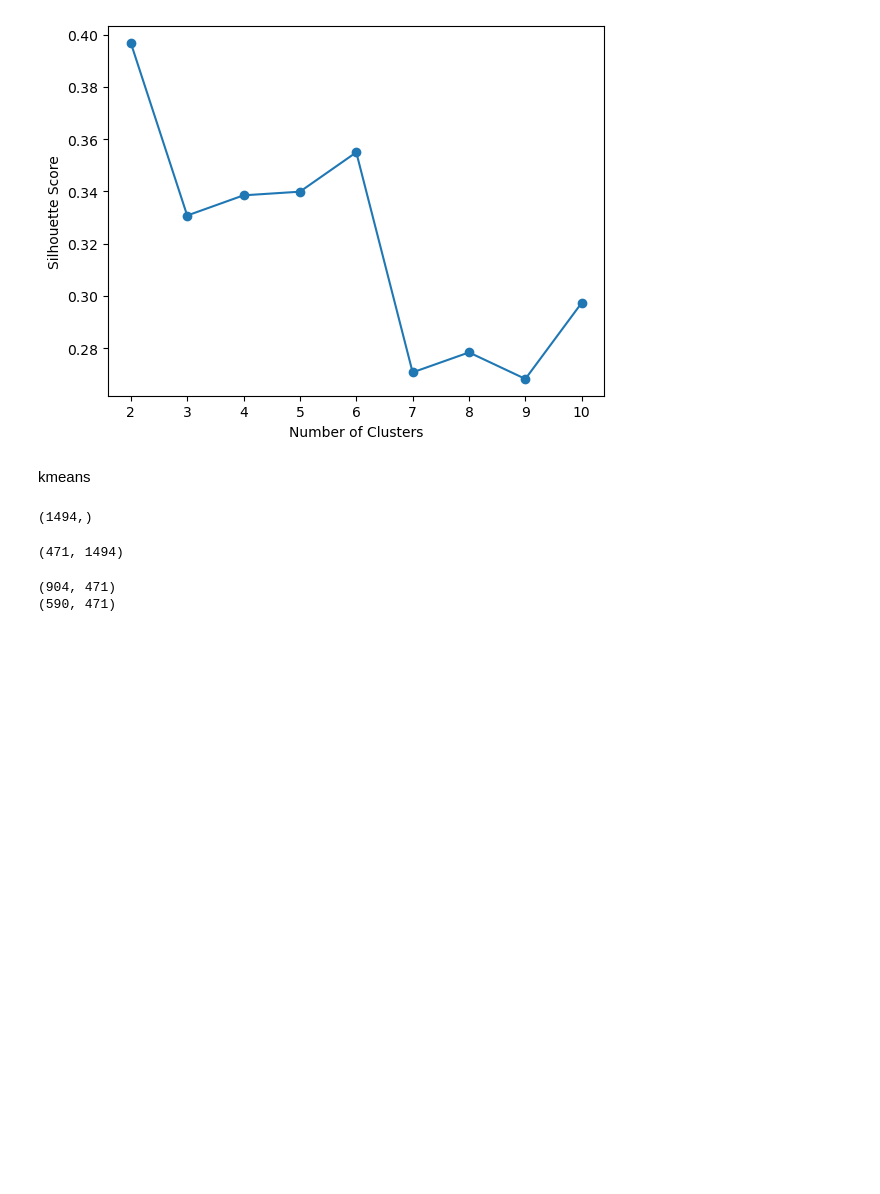
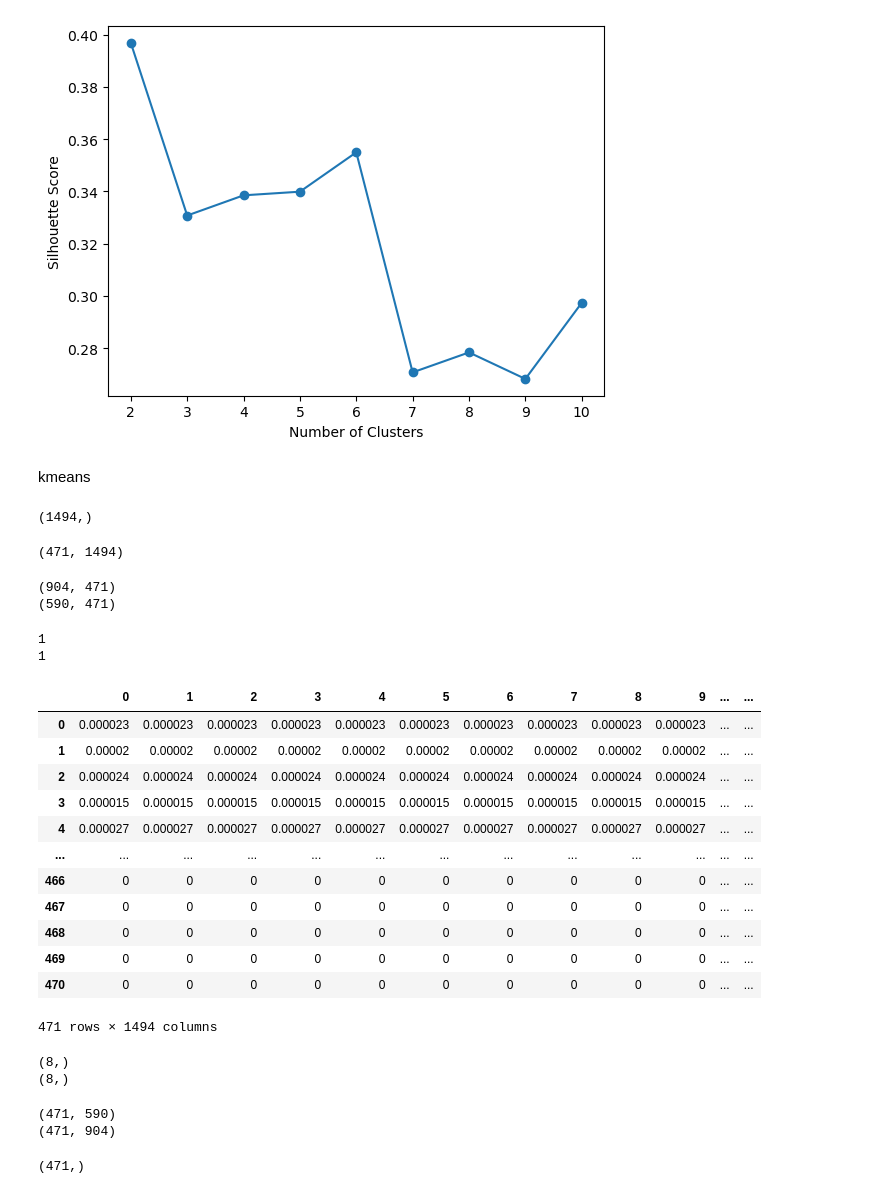
Before and after one commit to DTC320/ComputationalSpectrometers, a Jupyter notebook: PCA/testclusters.ipynb, the cells around one changed output. Cells and saved outputs as stored; diff of their text form; code cells hidden in the pictures; blank space fills up the shorter version.

```diff
--- a/PCA/testclusters.ipynb
+++ b/PCA/testclusters.ipynb
@@ -100,0 +319,55 @@ form PCAclass import SPDReconstruction
+# %%
+x = SPDReCluster(spd_data)
+x.clusternumber()
+x.fit()
+x.divideData()
+x.compute(8)
+sdf = x.predict(spd_data[:,1])
+print(sdf)
+print(x.labels_[1])
+# %% [output]
+1
+1
+# %%
+a1 = np.load("clustedSPD.npy",allow_pickle=True)
+a2 = np.load("clustedRESPD.npy", allow_pickle= True)
+# %%
+import pandas as pd
+
+df1 = pd.DataFrame(a1)
+
+df1
+# %% [output]
+|  | 0 | 1 | 2 | 3 | 4 | 5 | 6 | 7 | 8 | 9 | ... | ... |
+| 0 | 0.000023 | 0.000023 | 0.000023 | 0.000023 | 0.000023 | 0.000023 | 0.000023 | 0.000023 | 0.000023 | 0.000023 | ... | ... |
+| 1 | 0.00002 | 0.00002 | 0.00002 | 0.00002 | 0.00002 | 0.00002 | 0.00002 | 0.00002 | 0.00002 | 0.00002 | ... | ... |
+| 2 | 0.000024 | 0.000024 | 0.000024 | 0.000024 | 0.000024 | 0.000024 | 0.000024 | 0.000024 | 0.000024 | 0.000024 | ... | ... |
+| 3 | 0.000015 | 0.000015 | 0.000015 | 0.000015 | 0.000015 | 0.000015 | 0.000015 | 0.000015 | 0.000015 | 0.000015 | ... | ... |
+| 4 | 0.000027 | 0.000027 | 0.000027 | 0.000027 | 0.000027 | 0.000027 | 0.000027 | 0.000027 | 0.000027 | 0.000027 | ... | ... |
+| ... | ... | ... | ... | ... | ... | ... | ... | ... | ... | ... | ... | ... |
+| 466 | 0 | 0 | 0 | 0 | 0 | 0 | 0 | 0 | 0 | 0 | ... | ... |
+| 467 | 0 | 0 | 0 | 0 | 0 | 0 | 0 | 0 | 0 | 0 | ... | ... |
+| 468 | 0 | 0 | 0 | 0 | 0 | 0 | 0 | 0 | 0 | 0 | ... | ... |
+| 469 | 0 | 0 | 0 | 0 | 0 | 0 | 0 | 0 | 0 | 0 | ... | ... |
+| 470 | 0 | 0 | 0 | 0 | 0 | 0 | 0 | 0 | 0 | 0 | ... | ... |
+471 rows × 1494 columns
+# %%
+dsf = x.A_hat_dict
+for i in dsf.keys():
+    test0 = dsf[i].mean(axis = 1)
+    print(test0.shape)
+# %% [output]
+(8,)
+(8,)
+# %%
+group = x.Group
+for i in group.keys():
+    test0 = group[i]
+    print(test0.shape)
+# %% [output]
+(471, 590)
+(471, 904)
+# %%
+ttt =  spd_data[:,1]
+# %% [output]
+(471,)
```
Also changed, not shown: parts of 5 cells of this notebook, 8 other files.
